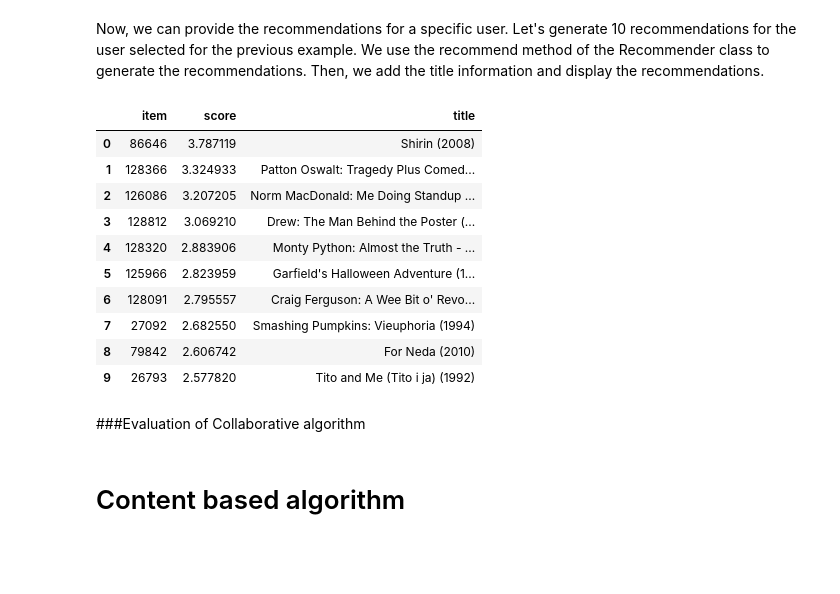
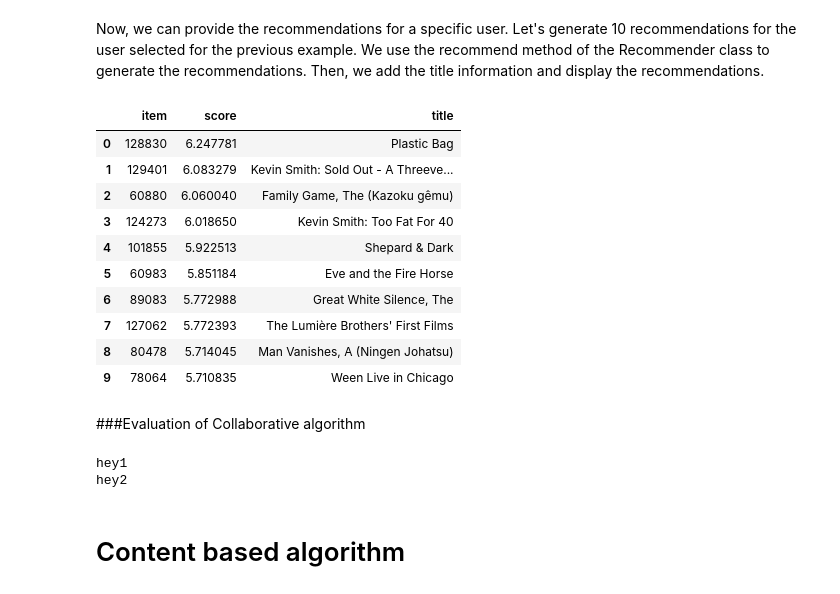
Before and after one commit to csotogd/Recommender-System-santa-claus, a Jupyter notebook: RS project.ipynb, the cells around one changed output. Saved outputs shown, nothing was run; the diff lists cells and outputs as text; code cells hidden in the pictures; blank space fills up the shorter version.

```diff
--- a/RS project.ipynb
+++ b/RS project.ipynb
@@ -342,25 +341,28 @@ AttributeError: ignored
 # %% [markdown]
 Now, we can provide the recommendations for a specific user. Let's generate 10 recommendations for the user selected for the previous example. We use the recommend method of the Recommender class to generate the recommendations. Then, we add the title information and display the recommendations.
 # %%
+selected_user = select_a_user(ratings_df=ratings_df)
 selected_movies_useruser = recsys.recommend(selected_user, 10) # generate 10 recommendations for the selected user
 selected_movies_useruser = selected_movies_useruser.join(movies_df['title'], on='item')
 display(selected_movies_useruser)
 # %% [output]
 |  | item | score | title |
-| 0 | 86646 | 3.787119 | Shirin (2008) |
-| 1 | 128366 | 3.324933 | Patton Oswalt: Tragedy Plus Comed... |
-| 2 | 126086 | 3.207205 | Norm MacDonald: Me Doing Standup ... |
-| 3 | 128812 | 3.069210 | Drew: The Man Behind the Poster (... |
-| 4 | 128320 | 2.883906 | Monty Python: Almost the Truth - ... |
-| 5 | 125966 | 2.823959 | Garfield's Halloween Adventure (1... |
-| 6 | 128091 | 2.795557 | Craig Ferguson: A Wee Bit o' Revo... |
-| 7 | 27092 | 2.682550 | Smashing Pumpkins: Vieuphoria (1994) |
-| 8 | 79842 | 2.606742 | For Neda (2010) |
-| 9 | 26793 | 2.577820 | Tito and Me (Tito i ja) (1992) |
+| 0 | 128830 | 6.247781 | Plastic Bag |
+| 1 | 129401 | 6.083279 | Kevin Smith: Sold Out - A Threeve... |
+| 2 | 60880 | 6.060040 | Family Game, The (Kazoku gêmu) |
+| 3 | 124273 | 6.018650 | Kevin Smith: Too Fat For 40 |
+| 4 | 101855 | 5.922513 | Shepard & Dark |
+| 5 | 60983 | 5.851184 | Eve and the Fire Horse |
+| 6 | 89083 | 5.772988 | Great White Silence, The |
+| 7 | 127062 | 5.772393 | The Lumière Brothers' First Films |
+| 8 | 80478 | 5.714045 | Man Vanishes, A (Ningen Johatsu) |
+| 9 | 78064 | 5.710835 | Ween Live in Chicago |
 # %% [markdown]
 ###Evaluation of Collaborative algorithm
 # %%
-kf = KFold(n_splits=10, shuffle=True) # Initialize a Kfold object specifying the number K of folds
+
+
+kf = KFold(n_splits=2, shuffle=True) # Initialize a Kfold object specifying the number K of folds
 
 # Initializing the lists where we will keep the precision, recall and fscore related to each fold
 precision_list = list()
@@ -369,27 +371,33 @@ fscore_list = list()
 
 # Iterate over the folds
 for train_index, test_index in kf.split(ratings_df):
+    print('hey1')
     # Filter the train and test sets using the provided positional indexes
     train_df = ratings_df.iloc[train_index]
     test_df = ratings_df.iloc[test_index]
 
     # Train a useruser recommender system
-    user_user = UserUser(15, min_nbrs=3)  # Minimum (3) and maximum (15) number of neighbors to consider
+    user_user = UserUser(5, min_nbrs=3)  # Minimum (3) and maximum (15) number of neighbors to consider
     recsys = Recommender.adapt(user_user)
     recsys.fit(train_df)
+    print('hey2')
 
     # Predict the ratings for the items in the test set
     test_df['predicted_rating'] = recsys.predict(test_df)
+    print('hey3')
 
     # compute relevance for he real and the predicted ratings in the test set
     test_df['relevant'] = test_df['rating'].apply(lambda x: 1 if x>3 else 0)
     test_df['predicted_relevant'] = test_df['predicted_rating'].apply(lambda x: 1 if x>3 else 0)
+    print('hey4')
 
     y_test = list(test_df['relevant'])
     y_pred = list(test_df['predicted_relevant'])
+    print('hey5')
 
-    # Evaluate precision, recall, fscoe
+    # Evaluate precision, recall, fscore
     precision, recall, fscore, _ = precision_recall_fscore_support(y_test, y_pred, average="binary", zero_division=0) # compare the real relevance values with the predicted one, and return precision, recall, and fscore
+    print('hey6')
 
     if precision>0 :
         precision_list.append(precision)
@@ -409,6 +417,9 @@ results = {
 }
 
 display(results)
+# %% [output]
+hey1
+hey2
 # %% [markdown]
 # Content based algorithm
 # %% [markdown]
```
Also changed, not shown: parts of 4 cells of this notebook.
